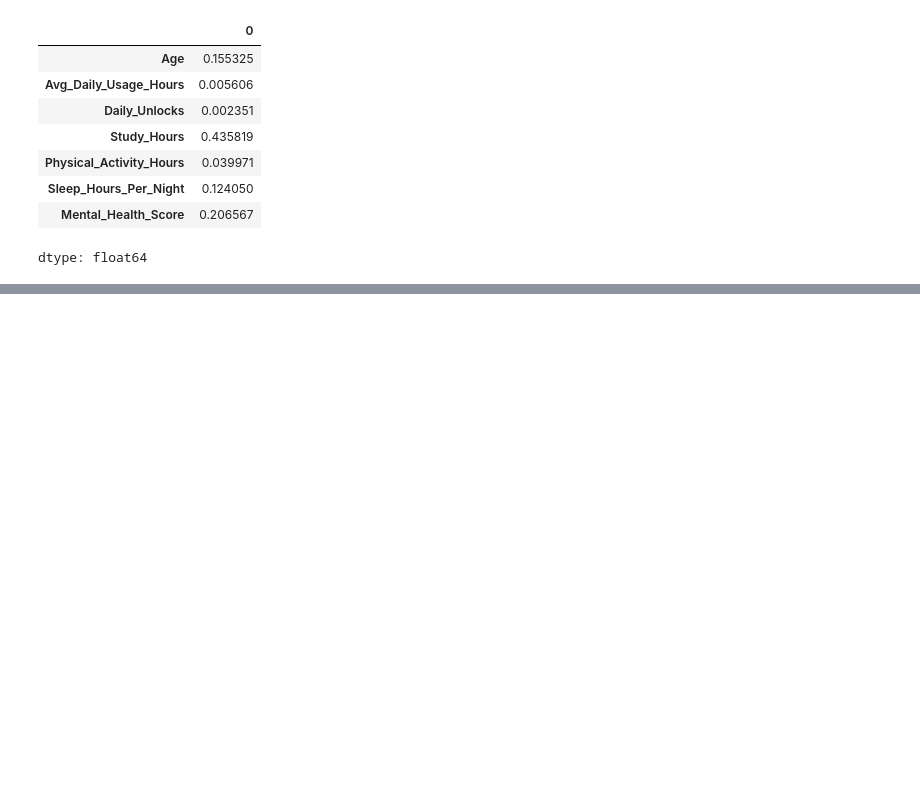
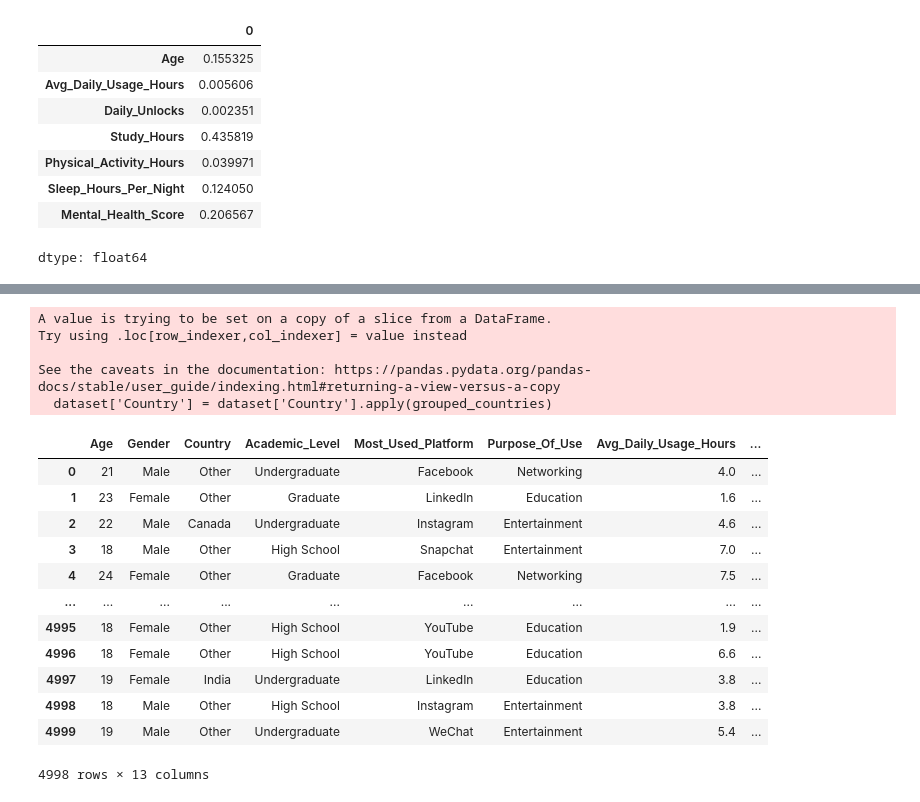
Before and after one commit to Morsalina/MentalHealthPredictor, a Jupyter notebook: Mental_Health_Score_Predictor.ipynb, the cells around one changed output, grey strips where cells are left out. Cells and saved outputs as stored; diff of their text form; code cells hidden in the pictures; blank space fills up the shorter version.

```diff
--- a/Mental_Health_Score_Predictor.ipynb
+++ b/Mental_Health_Score_Predictor.ipynb
@@ -228,0 +252,4 @@ dtype: float64
+# %%
+top_countries = dataset['Country'].value_counts().index[:10].tolist()
+
+top_countries
@@ -228,0 +267,30 @@ dtype: float64
+# %%
+def grouped_countries(country):
+    if country in top_countries:
+        return country
+    else:
+        return 'Other'
+# %%
+dataset['Country'] = dataset['Country'].apply(grouped_countries)
+# %% [output]
+A value is trying to be set on a copy of a slice from a DataFrame.
+Try using .loc[row_indexer,col_indexer] = value instead
+
+See the caveats in the documentation: https://pandas.pydata.org/pandas-docs/stable/user_guide/indexing.html#returning-a-view-versus-a-copy
+  dataset['Country'] = dataset['Country'].apply(grouped_countries)
+# %%
+dataset
+# %% [output]
+|  | Age | Gender | Country | Academic_Level | Most_Used_Platform | Purpose_Of_Use | Avg_Daily_Usage_Hours | ... |
+| 0 | 21 | Male | Other | Undergraduate | Facebook | Networking | 4.0 | ... |
+| 1 | 23 | Female | Other | Graduate | LinkedIn | Education | 1.6 | ... |
+| 2 | 22 | Male | Canada | Undergraduate | Instagram | Entertainment | 4.6 | ... |
+| 3 | 18 | Male | Other | High School | Snapchat | Entertainment | 7.0 | ... |
+| 4 | 24 | Female | Other | Graduate | Facebook | Networking | 7.5 | ... |
+| ... | ... | ... | ... | ... | ... | ... | ... | ... |
+| 4995 | 18 | Female | Other | High School | YouTube | Education | 1.9 | ... |
+| 4996 | 18 | Female | Other | High School | YouTube | Education | 6.6 | ... |
+| 4997 | 19 | Female | India | Undergraduate | LinkedIn | Education | 3.8 | ... |
+| 4998 | 18 | Male | Other | High School | Instagram | Entertainment | 3.8 | ... |
+| 4999 | 19 | Male | Other | Undergraduate | WeChat | Entertainment | 5.4 | ... |
+4998 rows × 13 columns
```
Also changed, not shown: parts of 10 cells of this notebook.
